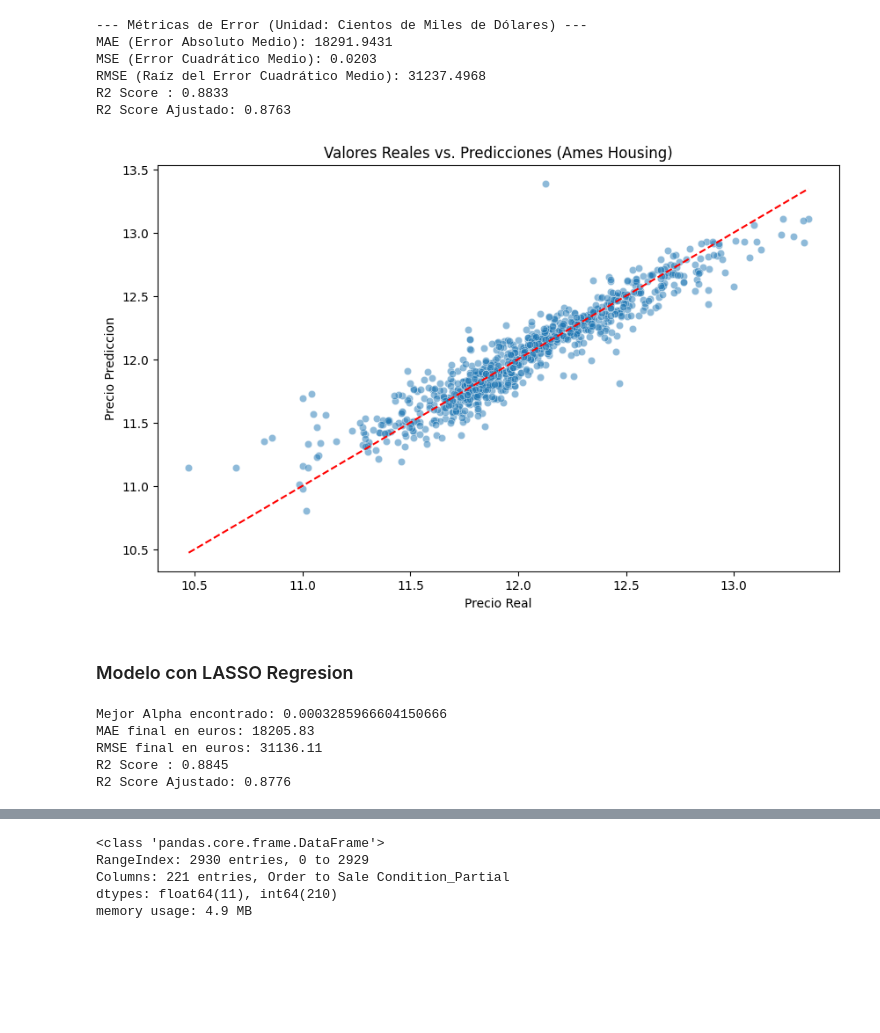
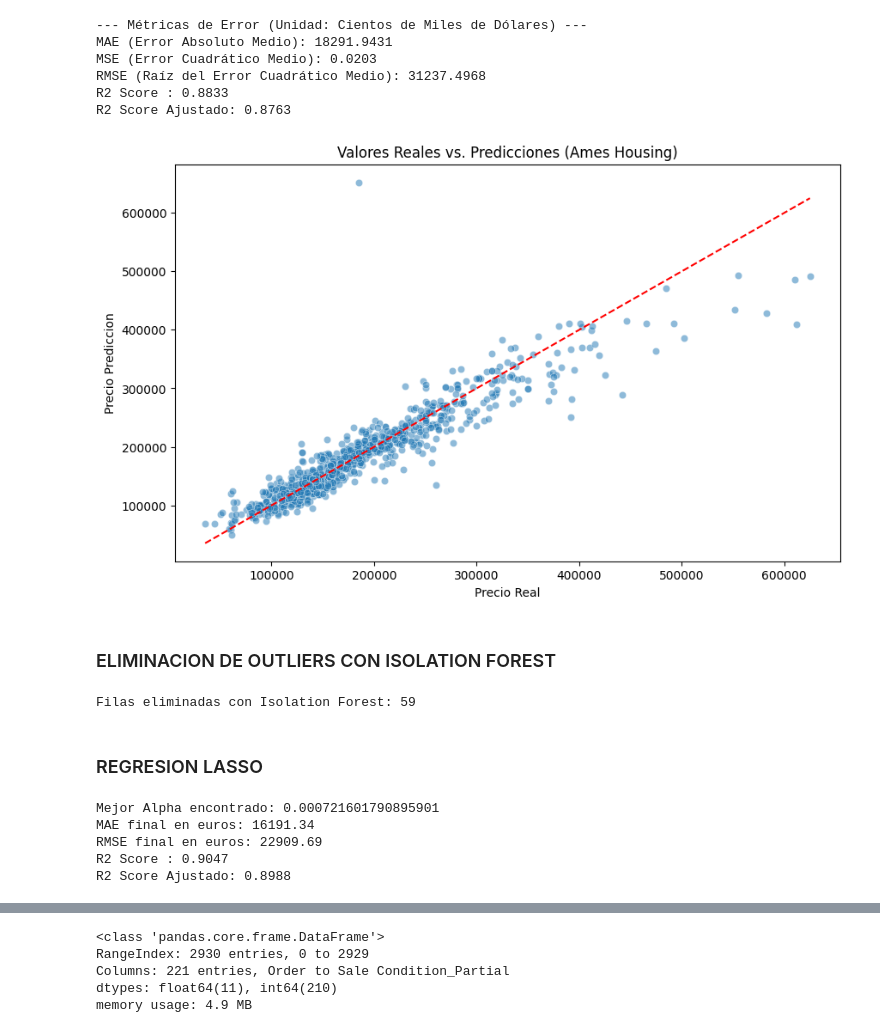
Before and after one commit to estebanSem/p4.3---modelos, a Jupyter notebook: p4.3.ipynb, the cells around one changed output, grey strips where cells are left out. Saved outputs shown, nothing was run; the diff lists cells and outputs as text; code cells hidden in the pictures; blank space fills up the shorter version.

```diff
--- a/p4.3.ipynb
+++ b/p4.3.ipynb
@@ -1,7 +1,7 @@
 # %%
 import pandas as pd
 
-df = pd.read_csv('AmesHousing.csv')
+df = pd.read_csv('./data/AmesHousing.csv')
 
 df
 # %% [output]
@@ -361,23 +360,48 @@ R2 Score Ajustado: 0.8763
 # %%
 plt.figure(figsize=(10,6))
 
-sns.scatterplot(x = y_test, y=y_pred, alpha=0.5)
+sns.scatterplot(x = y_test_real, y=pred_final, alpha=0.5)
 
-linea_prediccion_per = [y_test.min(), y_test.max()]
+linea_prediccion_per = [y_test_real.min(), y_test_real.max()]
 plt.plot(linea_prediccion_per, linea_prediccion_per, color='red', linestyle='--')
 
 plt.title('Valores Reales vs. Predicciones (Ames Housing)')
 plt.xlabel('Precio Real')
 plt.ylabel('Precio Prediccion')
 plt.show()
 # %% [output]
-[figure, old version]
+[figure, new version]
+# %% [markdown]
+### ELIMINACION DE OUTLIERS CON ISOLATION FOREST
+# %%
+from sklearn.ensemble import IsolationForest
+
+#aunque todas las columnas son numericas, es buena practica asegurarnos que no se cuela nada
+df_num = df_train.select_dtypes(include=[np.number])
+
+# contamination es el % de datos que creo que son outliers
+iso = IsolationForest(contamination=0.02, random_state=42)
+preds = iso.fit_predict(df_num)
+
+df_filtrado_iso = df_train[preds == 1]
+
+print(f"Filas eliminadas con Isolation Forest: {len(df_train) - len(df_filtrado_iso)}")
+# %% [output]
+Filas eliminadas con Isolation Forest: 59
 # %% [markdown]
-### Modelo con LASSO Regresion
+### REGRESION LASSO
 # %%
 from sklearn.linear_model import LassoCV
 from sklearn.preprocessing import StandardScaler
 from sklearn.pipeline import make_pipeline
+
+#Definicion de variables
+X = df_filtrado_iso.drop('SalePrice', axis=1)
+y = np.log1p(df_filtrado_iso['SalePrice'])
+
+
+#Conjuntos de entrenamiento
+X_train, X_test, y_train, y_test = train_test_split(X, y, test_size=0.3, random_state=42)
 
 lasso_model = make_pipeline(StandardScaler(), LassoCV(cv=5, random_state=42))
 
@@ -400,7 +424,7 @@ print(f"MAE final en euros: {mae_final:.2f}")
 print(f"RMSE final en euros: {rmse_final:.2f}")
 
 #r2score
-rscore = r2_score(y_test,pred_log)
+rscore = r2_score(y_test_real,pred_final)
 
 n = X_test.shape[0]
 k = X_test.shape[1]
@@ -411,11 +435,11 @@ r2_ajustado = 1 - ((1 - rscore) * (n - 1) / (n - k - 1))
 print(f"R2 Score : {rscore:.4f}")
 print(f"R2 Score Ajustado: {r2_ajustado:.4f}")
 # %% [output]
-Mejor Alpha encontrado: 0.0003285966604150666
-MAE final en euros: 18205.83
-RMSE final en euros: 31136.11
-R2 Score : 0.8845
-R2 Score Ajustado: 0.8776
+Mejor Alpha encontrado: 0.000721601790895901
+MAE final en euros: 16191.34
+RMSE final en euros: 22909.69
+R2 Score : 0.9047
+R2 Score Ajustado: 0.8988
 # %%
 plt.figure(figsize=(10,6))
 
```
Also changed, not shown: parts of 17 cells of this notebook.
